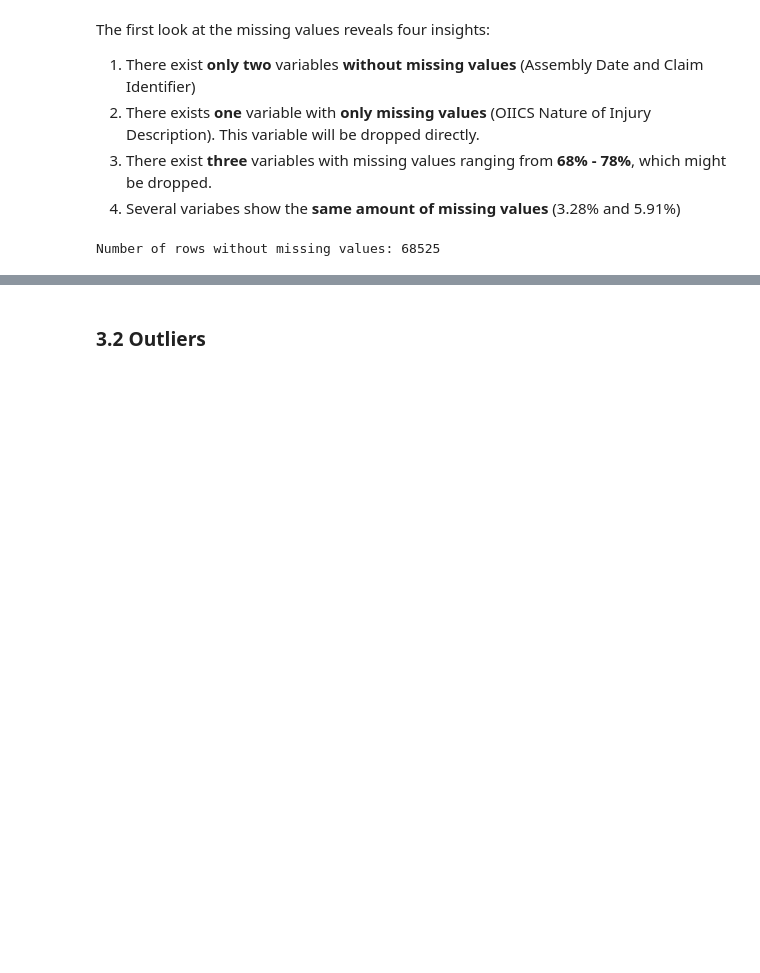
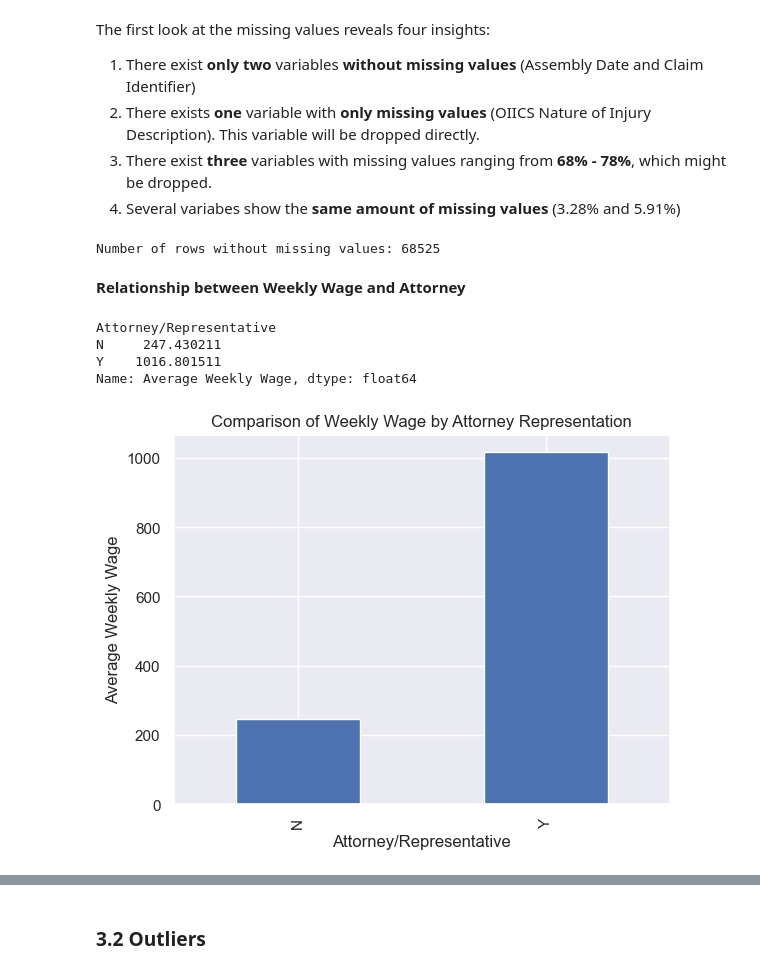
Before and after one commit to LenaHermann/ML_Project_Group52, a Jupyter notebook: Homework_Group52.ipynb, the cells around one changed output, grey strips where cells are left out. Drawn from its saved outputs; the diff is of its cells as text; code cells hidden in the pictures; blank space fills up the shorter version.

```diff
--- a/Homework_Group52.ipynb
+++ b/Homework_Group52.ipynb
@@ -316,6 +316,26 @@ num_rows_without_missing_values = len(rows_without_missing_values)
 print(f"Number of rows without missing values: {num_rows_without_missing_values}")
 # %% [output]
 Number of rows without missing values: 68525
+# %% [markdown]
+__Relationship between Weekly Wage and Attorney__
+# %%
+# Group by 'Attorney/Representative' and calculate the mean of 'Average Weekly Wage'
+attorney_wage_comparison = train_df.groupby('Attorney/Representative')['Average Weekly Wage'].mean()
+
+# Display the result
+print(attorney_wage_comparison)
+# %% [output]
+Attorney/Representative
+N     247.430211
+Y    1016.801511
+Name: Average Weekly Wage, dtype: float64
+# %%
+attorney_wage_comparison.plot(kind='bar')
+plt.ylabel('Average Weekly Wage')
+plt.title('Comparison of Weekly Wage by Attorney Representation')
+plt.show()
+# %% [output]
+[figure, added]
 # %%
 nunique_values = train_df.apply(lambda col: col.nunique())
 
```
Also changed, not shown: parts of 6 cells of this notebook, 1 other file.
